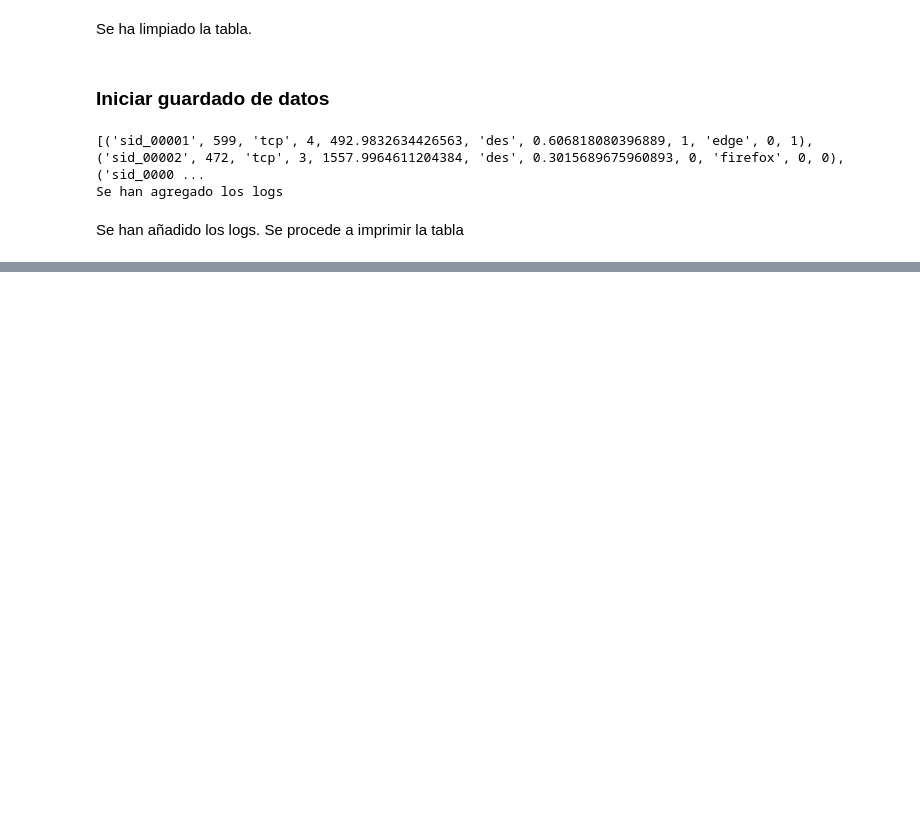
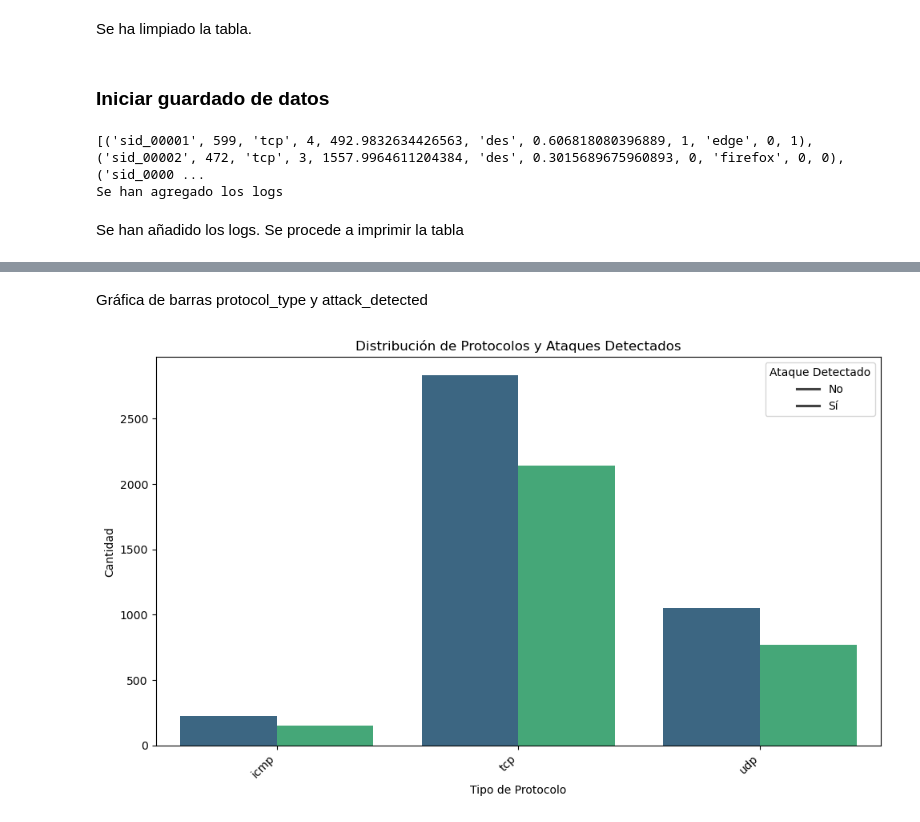
Before and after one commit to cchicaizap/practica_tres_gr_4, a Jupyter notebook: Ejercicio_clasefinal_gr_4.ipynb, the cells around one changed output, grey strips where cells are left out. Drawn from its saved outputs; the diff is of its cells as text; code cells hidden in the pictures; blank space fills up the shorter version.

Commit message:
Realización de gráfica barras

```diff
--- a/Ejercicio_clasefinal_gr_4.ipynb
+++ b/Ejercicio_clasefinal_gr_4.ipynb
@@ -282 +282,22 @@ except Exception as e:
 Se ha realizado la impresion
+# %% [markdown]
+Gráfica de barras protocol_type y attack_detected
+# %%
+
+# Agrupar los datos por tipo de protocolo y ataque detectado
+grouped_data = df_normalized.groupby(['protocol_type', 'attack_detected']).size().reset_index(name='count')
+
+# Crear el gráfico de barras
+plt.figure(figsize=(10, 6))
+sns.barplot(data=grouped_data, x='protocol_type', y='count', hue='attack_detected', palette='viridis')
+
+# Configurar el gráfico
+plt.title('Distribución de Protocolos y Ataques Detectados')
+plt.xlabel('Tipo de Protocolo')
+plt.ylabel('Cantidad')
+plt.xticks(rotation=45, ha='right')
+plt.legend(title='Ataque Detectado', labels=['No', 'Sí'])
+plt.tight_layout()
+plt.show()
+# %% [output]
+[figure, added]
```
Also changed, not shown: parts of 3 cells of this notebook.
